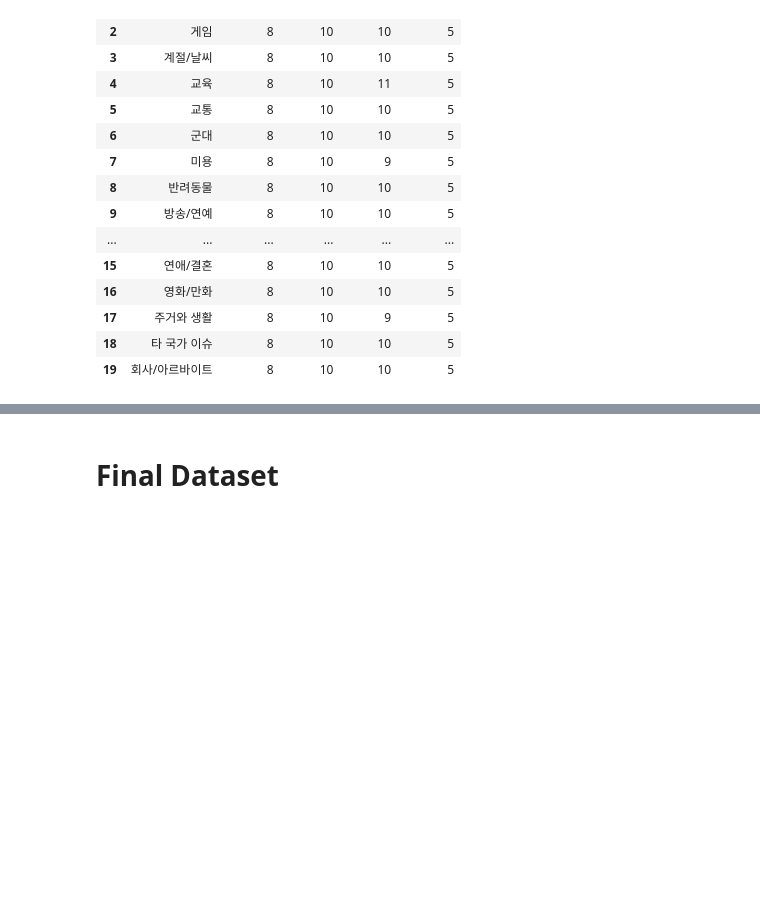
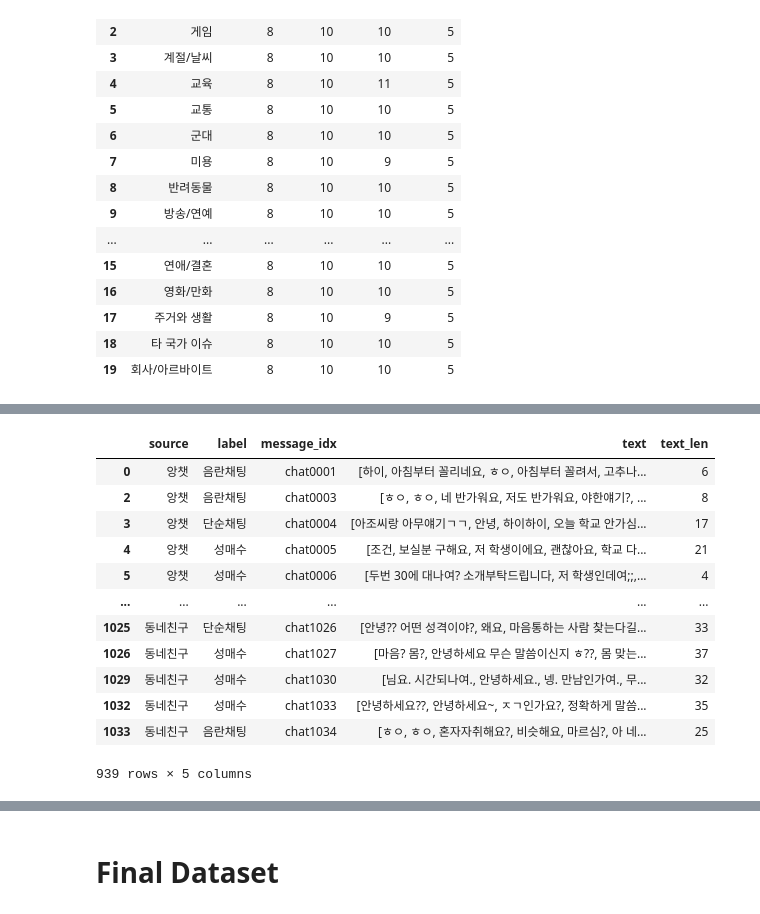
Before and after one commit to oiehhun/K-CAT, a Jupyter notebook: lth/data/preprocessing.ipynb, the cells around one changed output, grey strips where cells are left out. Cells and saved outputs as stored; diff of their text form; code cells hidden in the pictures; blank space fills up the shorter version.

```diff
--- a/lth/data/preprocessing.ipynb
+++ b/lth/data/preprocessing.ipynb
@@ -109,0 +136,3 @@ category_df
+# %%
+sbs_df = pd.read_csv('/home/xogns5037/K-CAT/lth/data/SBS/SBS.csv')
+sbs_df
@@ -109,0 +153,3 @@ category_df
+# %%
+sbs_df['text'] = sbs_df['text'].apply(lambda x: ast.literal_eval(x) if isinstance(x, str) else x)
+type(sbs_df['text'][0])
@@ -109,0 +169,4 @@ category_df
+# %%
+# 채팅 내용 개수
+sbs_df['text_len'] = sbs_df['text'].apply(lambda x: len(x))
+sbs_df['text_len'].describe()
@@ -109,0 +183,18 @@ category_df
+# %%
+# 대화 내용이 3개 이하 제거
+sbs_df = sbs_df[sbs_df['text_len'] > 3]
+sbs_df
+# %% [output]
+|  | source | label | message_idx | text | text_len |
+| 0 | 앙챗 | 음란채팅 | chat0001 | [하이, 아침부터 꼴리네요, ㅎㅇ, 아침부터 꼴려서, 고추나... | 6 |
+| 2 | 앙챗 | 음란채팅 | chat0003 | [ㅎㅇ, ㅎㅇ, 네 반가워요, 저도 반가워요, 야한얘기?, ... | 8 |
+| 3 | 앙챗 | 단순채팅 | chat0004 | [아조씨랑 아무얘기ㄱㄱ, 안녕, 하이하이, 오늘 학교 안가심... | 17 |
+| 4 | 앙챗 | 성매수 | chat0005 | [조건, 보실분 구해요, 저 학생이에요, 괜찮아요, 학교 다... | 21 |
+| 5 | 앙챗 | 성매수 | chat0006 | [두번 30에 대나여? 소개부탁드립니다, 저 학생인데여;;,... | 4 |
+| ... | ... | ... | ... | ... | ... |
+| 1025 | 동네친구 | 단순채팅 | chat1026 | [안녕?? 어떤 성격이야?, 왜요, 마음통하는 사람 찾는다길... | 33 |
+| 1026 | 동네친구 | 성매수 | chat1027 | [마음? 몸?, 안녕하세요 무슨 말씀이신지 ㅎ??, 몸 맞는... | 37 |
+| 1029 | 동네친구 | 성매수 | chat1030 | [님요. 시간되나여., 안녕하세요., 넹. 만남인가여., 무... | 32 |
+| 1032 | 동네친구 | 성매수 | chat1033 | [안녕하세요??, 안녕하세요~, ㅈㄱ인가요?, 정확하게 말씀... | 35 |
+| 1033 | 동네친구 | 음란채팅 | chat1034 | [ㅎㅇ, ㅎㅇ, 혼자자취해요?, 비슷해요, 마르심?, 아 네... | 25 |
+939 rows × 5 columns
```
Also changed, not shown: parts of 12 cells of this notebook, 16 other files.
